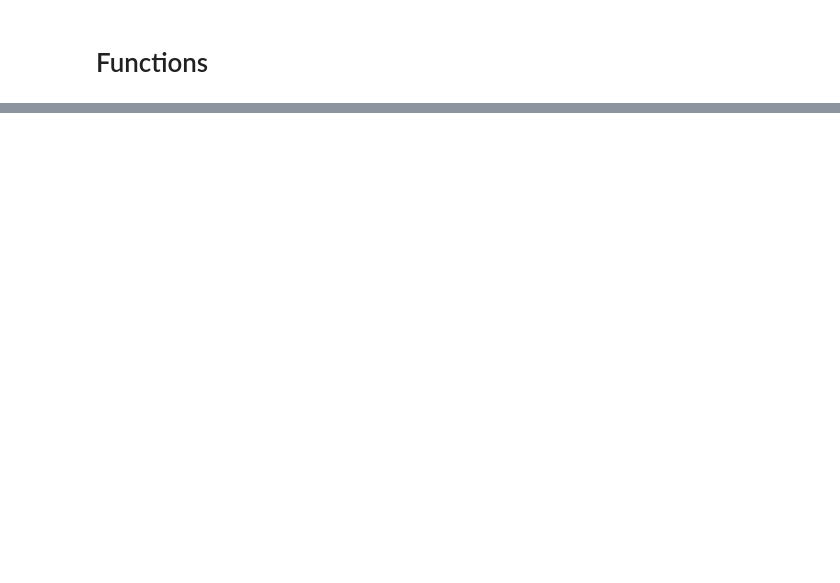
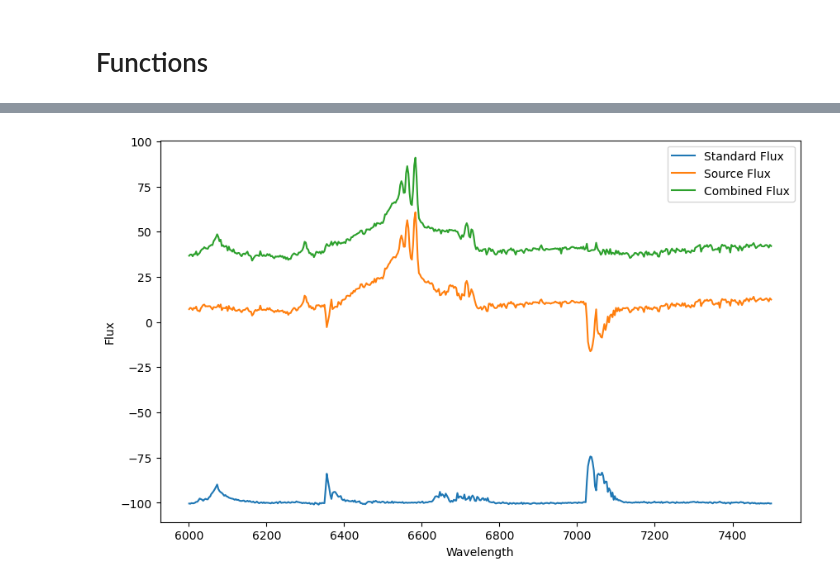
Before and after one commit to seratsaad/ticktock, a Jupyter notebook: Standards.ipynb, the cells around one changed output, grey strips where cells are left out. Saved outputs shown, nothing was run; the diff lists cells and outputs as text; code cells hidden in the pictures; blank space fills up the shorter version.

```diff
--- a/Standards.ipynb
+++ b/Standards.ipynb
@@ -73,0 +109,23 @@ plt.show()
+# %%
+common_wl = np.linspace(min(min(source_wl), min(standard_wl)), max(max(source_wl), max(standard_wl)), num=500)
+
+# Step 2 & 3: Interpolate both datasets to the common wavelength grid
+interp_func1 = interp1d(standard_wl, standard_flux, kind='cubic', bounds_error=False, fill_value='extrapolate')
+interp_func2 = interp1d(source_wl, source_flux, kind='cubic', bounds_error=False, fill_value='extrapolate')
+
+interpolated_flux1 = interp_func1(common_wl)
+interpolated_flux2 = interp_func2(common_wl)
+
+combined_flux = interpolated_flux1/3 + interpolated_flux2
+corrected_flux =  interpolated_flux2 - interpolated_flux1
+
+plt.figure(figsize=(10, 6))
+plt.plot(common_wl, interpolated_flux1/3-100, label="Standard Flux")
+plt.plot(common_wl, interpolated_flux2-30, label="Source Flux")
+plt.plot(common_wl, combined_flux, label='Combined Flux')
+plt.xlabel('Wavelength')
+plt.ylabel('Flux')
+plt.legend()
+plt.show()
+# %% [output]
+[figure, added]
```
Also changed, not shown: parts of 5 cells of this notebook, 4 other files.
